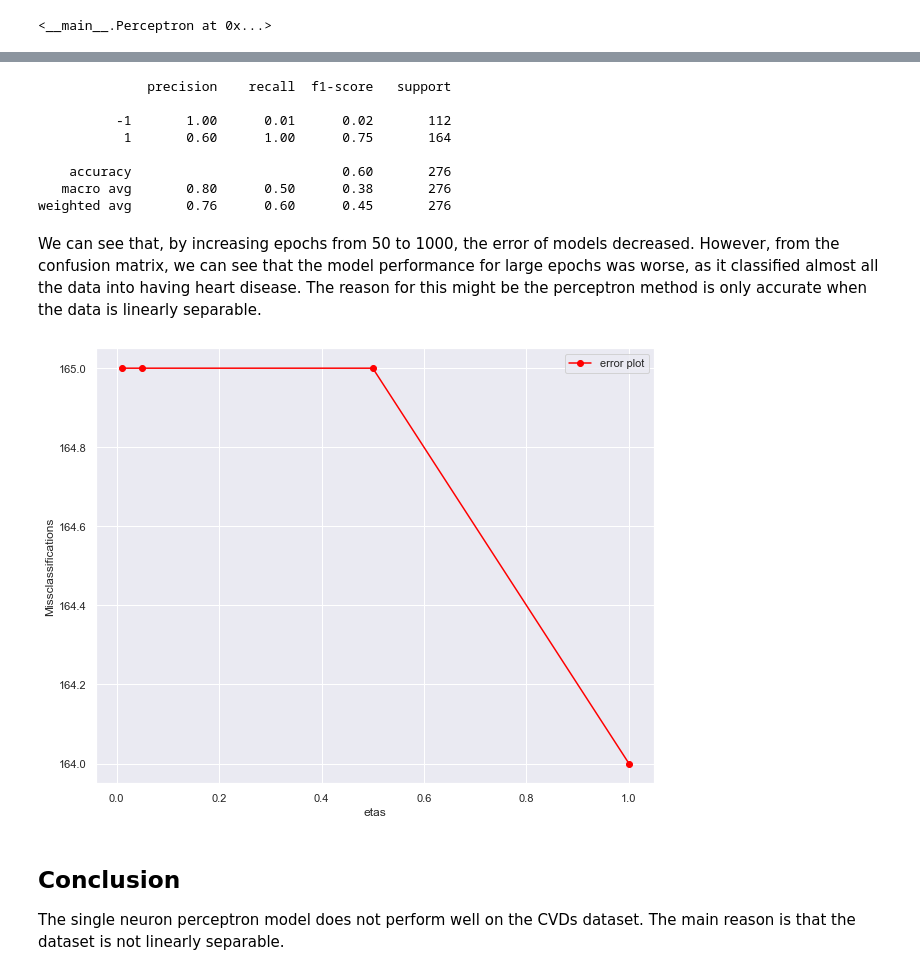
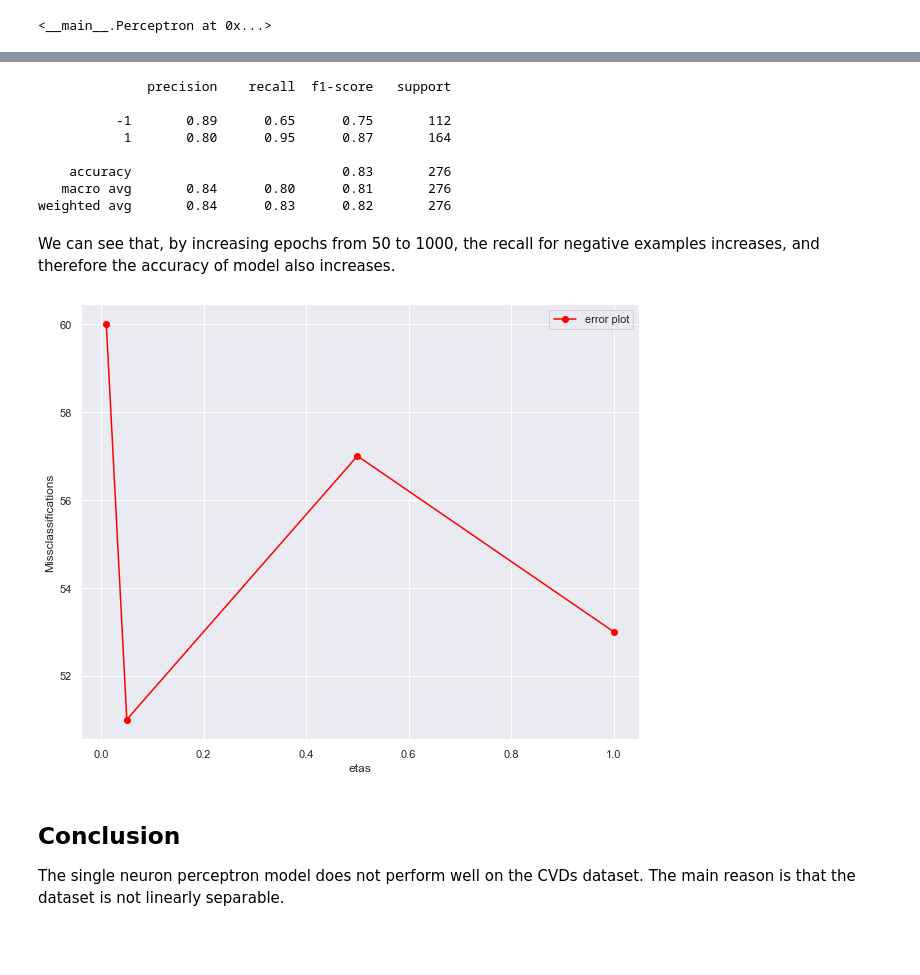
Before and after one commit to YulinLi98/INDE_577_Repo, a Jupyter notebook: Supervised_Learning/Perceptron/Perceptron.ipynb, the cells around one changed output, grey strips where cells are left out. Drawn from its saved outputs; the diff is of its cells as text; code cells hidden in the pictures; blank space fills up the shorter version.

Commit message:
update on Perceptron folder

```diff
--- a/Supervised_Learning/Perceptron/Perceptron.ipynb
+++ b/Supervised_Learning/Perceptron/Perceptron.ipynb
@@ -109,6 +113,13 @@ RestingECG = pd.get_dummies(df.RestingECG,drop_first=True)
 ST_Slope = pd.get_dummies(df.ST_Slope,drop_first=True)
 df = pd.concat([df,ChestPainType, RestingECG, ST_Slope],axis=1)
 df.drop(['ChestPainType', 'RestingECG', 'ST_Slope'],axis=1,inplace=True)
+
+# Standardize the data
+df.Age = preprocessing.scale(df.Age)
+df.RestingBP = preprocessing.scale(df.RestingBP)
+df.MaxHR = preprocessing.scale(df.MaxHR)
+df.Cholesterol = preprocessing.scale(df.Cholesterol)
+
 df.head()
 # %% [output]
 |  | Age | Sex | RestingBP | Cholesterol | FastingBS | MaxHR | ExerciseAngina | Oldpeak | HeartDisease | ... |
@@ -227,36 +237,36 @@ print(classification_report(y_test, y_pred))
 # %% [output]
               precision    recall  f1-score   support
 
-          -1       1.00      0.01      0.02       112
-           1       0.60      1.00      0.75       164
+          -1       0.89      0.65      0.75       112
+           1       0.80      0.95      0.87       164
 
-    accuracy                           0.60       276
-   macro avg       0.80      0.50      0.38       276
-weighted avg       0.76      0.60      0.45       276
+    accuracy                           0.83       276
+   macro avg       0.84      0.80      0.81       276
+weighted avg       0.84      0.83      0.82       276
-# %% [markdown]
-We can see that, by increasing epochs from 50 to 1000, the error of models decreased. However, from the confusion matrix, we can see that the model performance for large epochs was worse, as it classified almost all the data into having heart disease. The reason for this might be the perceptron method is only accurate when the data is linearly separable.
+# %% [markdown]
+We can see that, by increasing epochs from 50 to 1000, the recall for negative examples increases, and therefore the accuracy of model also increases.
 # %%
 # Experiment with the learning rate
 etas = [0.01, 0.05, 0.5, 1]
 errors = []
 np.random.seed(2)
 for eta in etas:
     percep = Perceptron(eta = eta)
     percep.train(X_train, y_train)
     y_pred = percep.predict(X_test)
-    error = sum(y_pred == y_test)
+    error = sum(y_pred != y_test)
     errors.append(error)
 
 plt.figure(figsize = (10, 8))
 plt.plot(etas, errors,
          marker = "o",
          label = "error plot", color = 'red')
 plt.xlabel("etas")
 plt.ylabel("Missclassifications")
 plt.legend()
 plt.show()
 # %% [output]
-[figure, old version]
+[figure, new version]
 # %% [markdown]
 ## Conclusion
 
```
Also changed, not shown: parts of 9 cells of this notebook.
